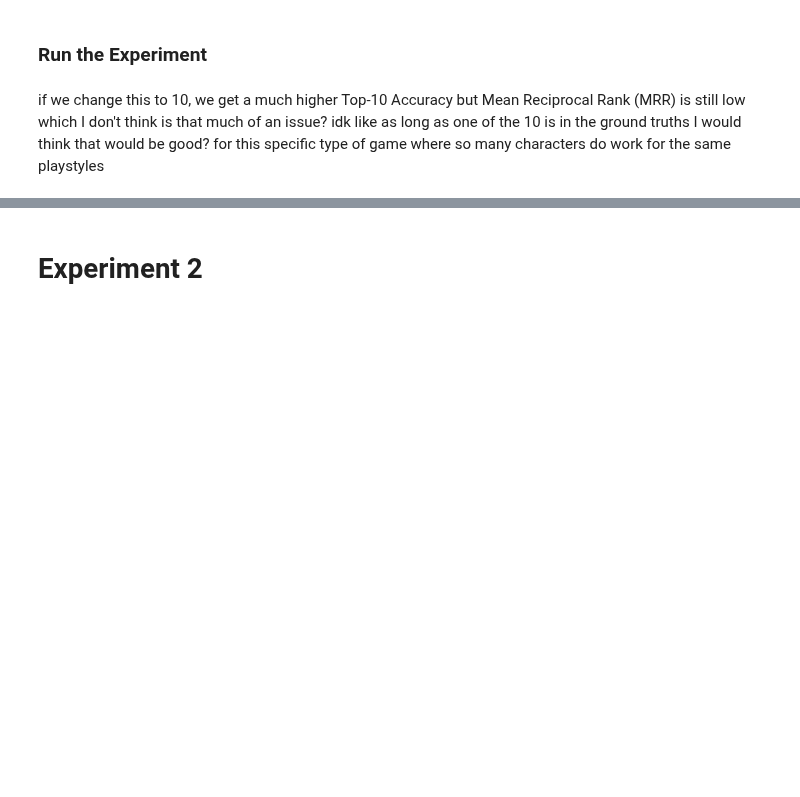
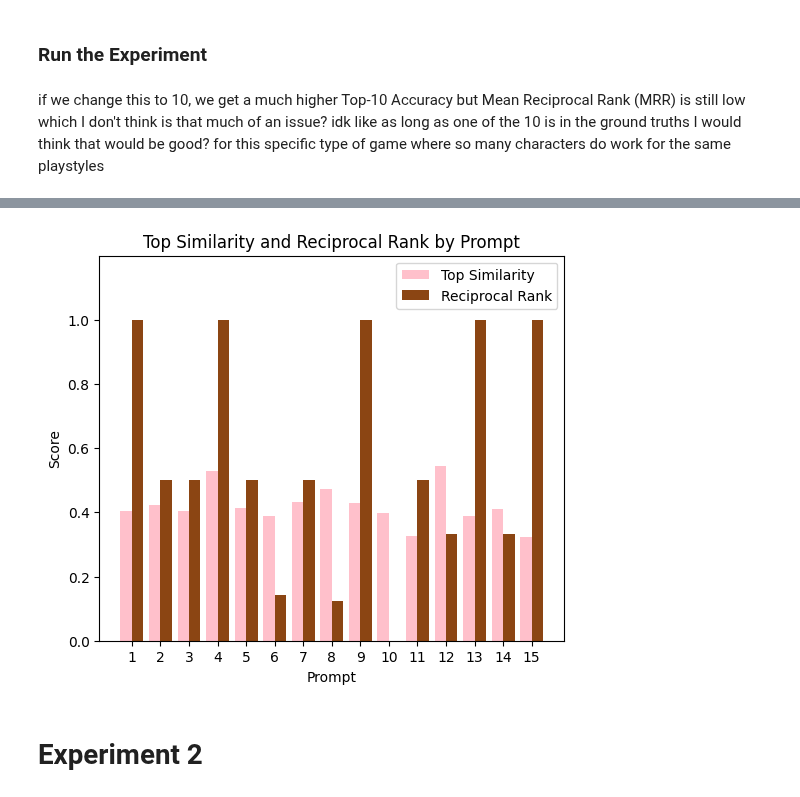
Before and after one commit to KenzieHensel/NN_Project, a Jupyter notebook: Final_Project_Code.ipynb, the cells around one changed output, grey strips where cells are left out. Drawn from its saved outputs; the diff is of its cells as text; code cells hidden in the pictures; blank space fills up the shorter version.

```diff
--- a/Final_Project_Code.ipynb
+++ b/Final_Project_Code.ipynb
@@ -864,3 +978,26 @@ Mean Reciprocal Rank (MRR): 0.5623
+# %%
+# bar chart showing top similarity and reciprocal rank by prompt
+
+# set up bar chart
+labels = np.arange(len(ex1_results))
+width = 0.4
+fig, ax = plt.subplots(figsize=(6,5))
+
+sim_bars = ax.bar(labels - width/2, ex1_results['Top Similarity'], width, label='Top Similarity', color='pink')
+reciprocal_bars = ax.bar(labels + width/2, ex1_results['Reciprocal Rank'], width, label='Reciprocal Rank', color='saddlebrown')
+
+ax.set_xlabel('Prompt')
+ax.set_ylabel('Score')
+ax.set_title('Top Similarity and Reciprocal Rank by Prompt')
+ax.legend(loc ='upper right')
+ax.set_xticks(labels)
+ax.set_xticklabels(range(1, len(ex1_results)+1))
+ax.set_ylim(0, 1.2)
+ax.set_yticks([0.0, 0.2, 0.4, 0.6, 0.8, 1.0])
+
+plt.show()
+# %% [output]
+[figure, added]
 # %% [markdown]
 # Experiment 2
 # %% [markdown]
```
Also changed, not shown: parts of 20 cells of this notebook.
